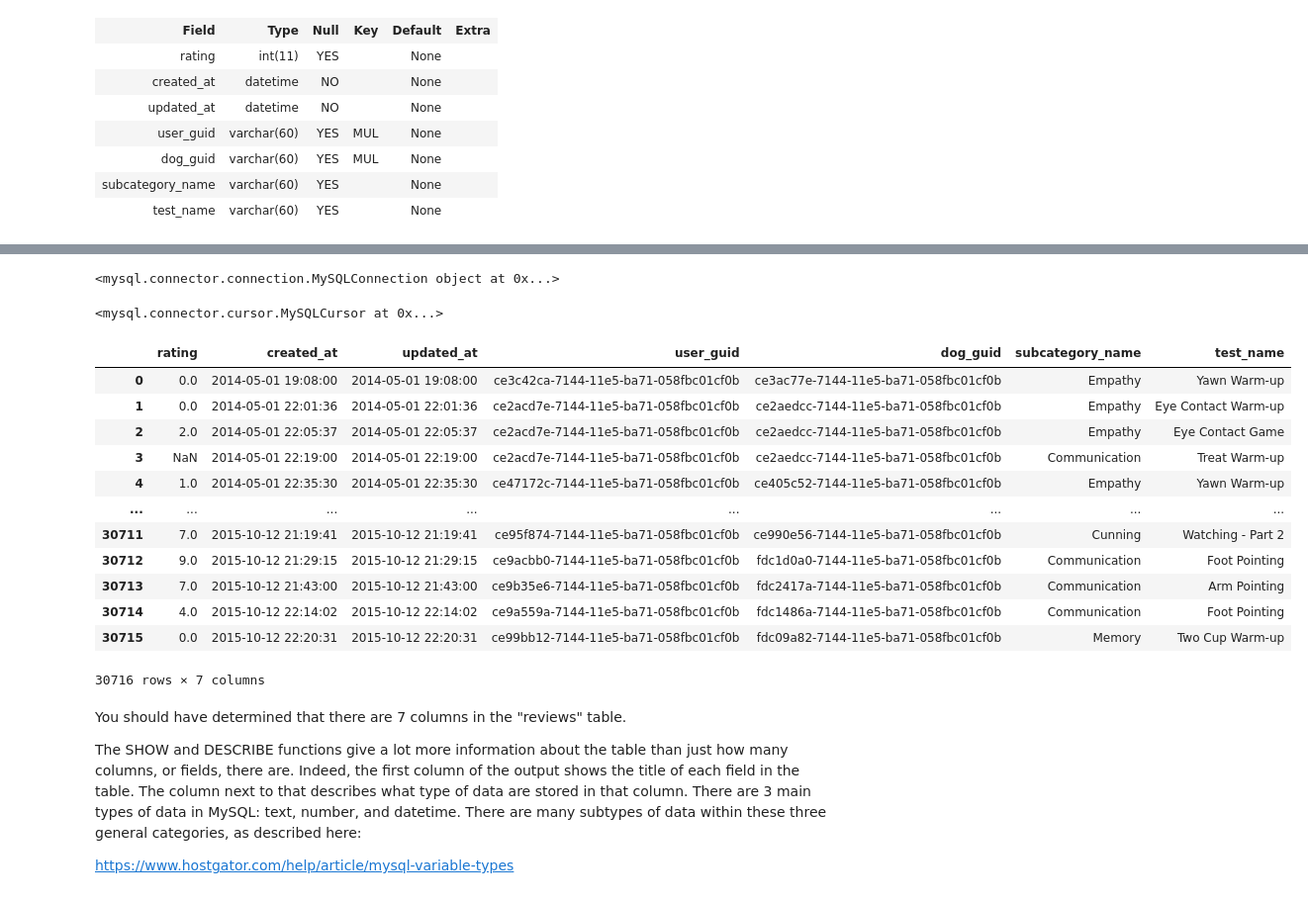
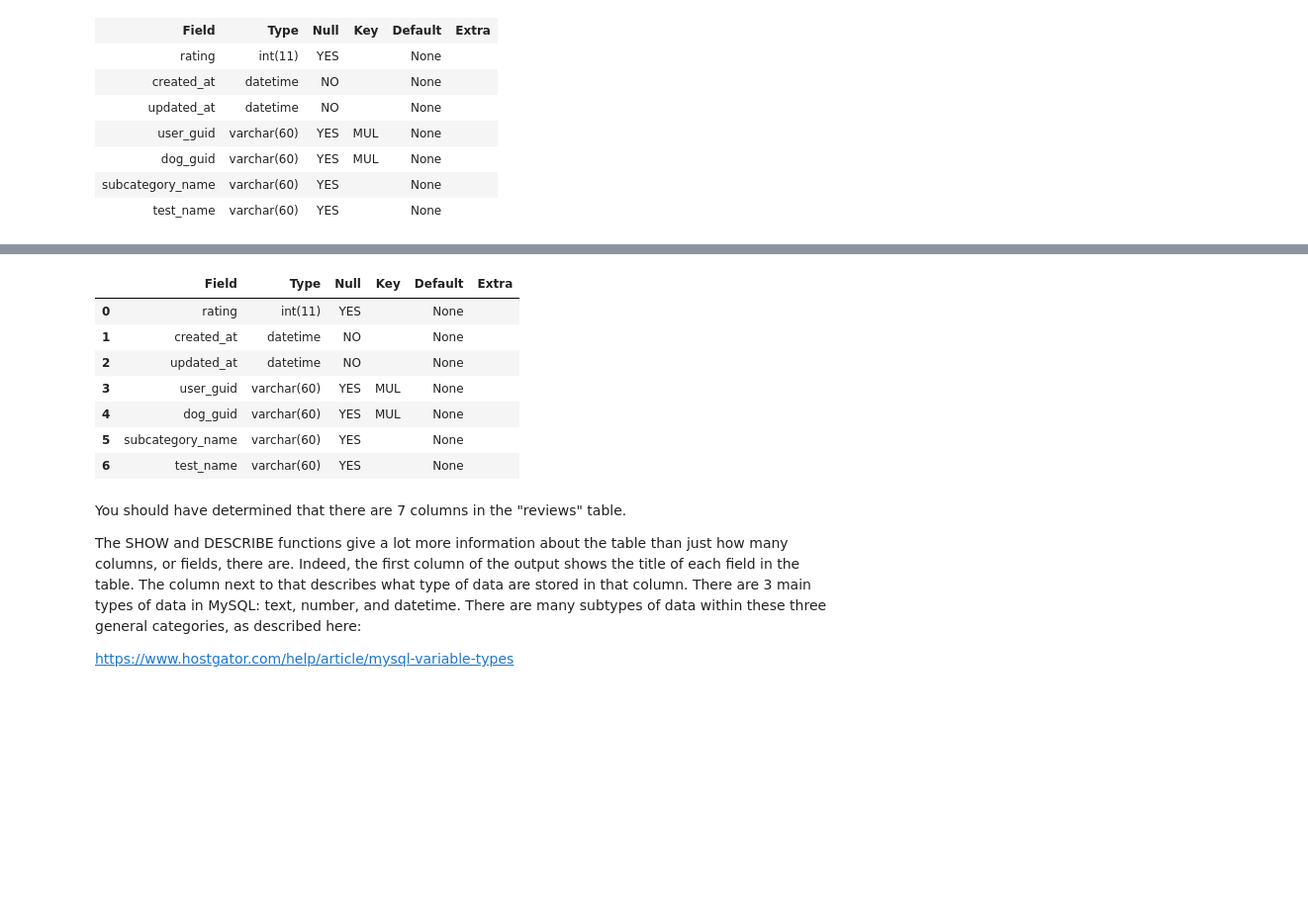
Before and after one commit to dennislamcv1/DukeExcelMySQL, a Jupyter notebook: Managing Big Data with MySQL/MySQL_Exercise_01_Looking_at_Your_Data.ipynb, the cells around one changed output, grey strips where cells are left out. Shown: that part at 99% size. Drawn from its saved outputs; the diff is of its cells as text; code cells hidden in the pictures; blank space fills up the shorter version.

```diff
--- a/Managing Big Data with MySQL/MySQL_Exercise_01_Looking_at_Your_Data.ipynb
+++ b/Managing Big Data with MySQL/MySQL_Exercise_01_Looking_at_Your_Data.ipynb
@@ -207,4 +229,0 @@ mydb = mysql.connector.connect(
-# %%
-print(mydb)
-# %% [output]
-<mysql.connector.connection.MySQLConnection object at 0x...>
@@ -213,23 +230,14 @@ mycursor = mydb.cursor()
-# %%
-mycursor
-# %% [output]
-<mysql.connector.cursor.MySQLCursor at 0x...>
 # %%
-pd.read_sql_query("SELECT * FROM reviews", mydb)
+pd.read_sql_query("DESCRIBE reviews", mydb)
 # %% [output]
-|  | rating | created_at | updated_at | user_guid | dog_guid | subcategory_name | test_name |
-| 0 | 0.0 | 2014-05-01 19:08:00 | 2014-05-01 19:08:00 | ce3c42ca-7144-11e5-ba71-058fbc01cf0b | ce3ac77e-7144-11e5-ba71-058fbc01cf0b | Empathy | Yawn Warm-up |
-| 1 | 0.0 | 2014-05-01 22:01:36 | 2014-05-01 22:01:36 | ce2acd7e-7144-11e5-ba71-058fbc01cf0b | ce2aedcc-7144-11e5-ba71-058fbc01cf0b | Empathy | Eye Contact Warm-up |
-| 2 | 2.0 | 2014-05-01 22:05:37 | 2014-05-01 22:05:37 | ce2acd7e-7144-11e5-ba71-058fbc01cf0b | ce2aedcc-7144-11e5-ba71-058fbc01cf0b | Empathy | Eye Contact Game |
-| 3 | NaN | 2014-05-01 22:19:00 | 2014-05-01 22:19:00 | ce2acd7e-7144-11e5-ba71-058fbc01cf0b | ce2aedcc-7144-11e5-ba71-058fbc01cf0b | Communication | Treat Warm-up |
-| 4 | 1.0 | 2014-05-01 22:35:30 | 2014-05-01 22:35:30 | ce47172c-7144-11e5-ba71-058fbc01cf0b | ce405c52-7144-11e5-ba71-058fbc01cf0b | Empathy | Yawn Warm-up |
-| ... | ... | ... | ... | ... | ... | ... | ... |
-| 30711 | 7.0 | 2015-10-12 21:19:41 | 2015-10-12 21:19:41 | ce95f874-7144-11e5-ba71-058fbc01cf0b | ce990e56-7144-11e5-ba71-058fbc01cf0b | Cunning | Watching - Part 2 |
-| 30712 | 9.0 | 2015-10-12 21:29:15 | 2015-10-12 21:29:15 | ce9acbb0-7144-11e5-ba71-058fbc01cf0b | fdc1d0a0-7144-11e5-ba71-058fbc01cf0b | Communication | Foot Pointing |
-| 30713 | 7.0 | 2015-10-12 21:43:00 | 2015-10-12 21:43:00 | ce9b35e6-7144-11e5-ba71-058fbc01cf0b | fdc2417a-7144-11e5-ba71-058fbc01cf0b | Communication | Arm Pointing |
-| 30714 | 4.0 | 2015-10-12 22:14:02 | 2015-10-12 22:14:02 | ce9a559a-7144-11e5-ba71-058fbc01cf0b | fdc1486a-7144-11e5-ba71-058fbc01cf0b | Communication | Foot Pointing |
-| 30715 | 0.0 | 2015-10-12 22:20:31 | 2015-10-12 22:20:31 | ce99bb12-7144-11e5-ba71-058fbc01cf0b | fdc09a82-7144-11e5-ba71-058fbc01cf0b | Memory | Two Cup Warm-up |
+|  | Field | Type | Null | Key | Default | Extra |
+| 0 | rating | int(11) | YES |  | None |  |
+| 1 | created_at | datetime | NO |  | None |  |
+| 2 | updated_at | datetime | NO |  | None |  |
+| 3 | user_guid | varchar(60) | YES | MUL | None |  |
+| 4 | dog_guid | varchar(60) | YES | MUL | None |  |
+| 5 | subcategory_name | varchar(60) | YES |  | None |  |
+| 6 | test_name | varchar(60) | YES |  | None |  |
-30716 rows × 7 columns
 # %% [markdown]
 You should have determined that there are 7 columns in the "reviews" table.
 
```
Also changed, not shown: parts of 32 cells of this notebook, 1 other file.
